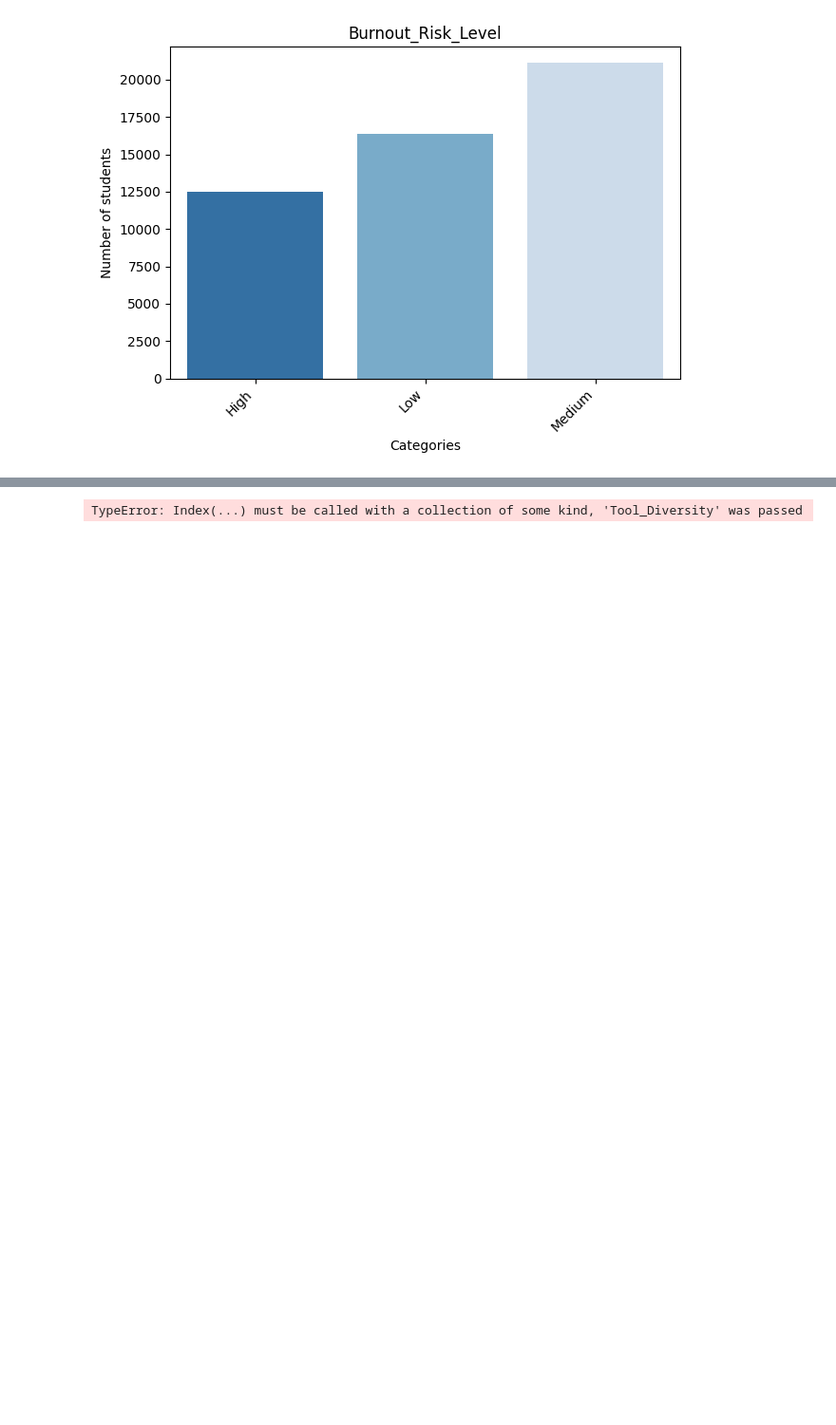
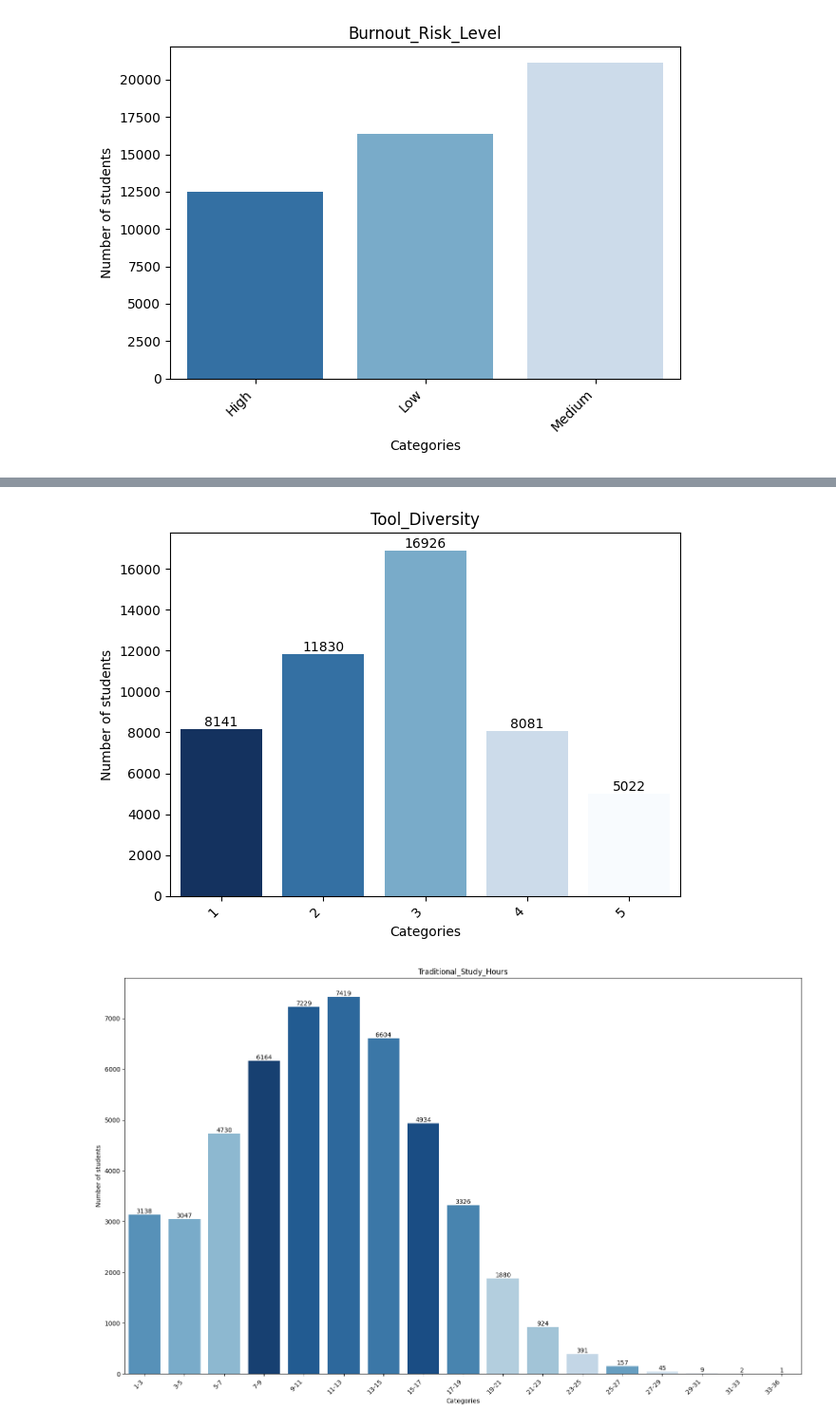
Before and after one commit to vdnfgg/PMN-26L_Projekt, a Jupyter notebook: analiza_danych.ipynb, the cells around one changed output, grey strips where cells are left out. Shown at 95% size. Saved outputs shown, nothing was run; the diff lists cells and outputs as text; code cells hidden in the pictures; blank space fills up the shorter version.

```diff
--- a/analiza_danych.ipynb
+++ b/analiza_danych.ipynb
@@ -129,44 +129,52 @@ data_illustration1(df)
 # %%
 # Ilustracja danych - które są intem lub floatem
 def data_illustration2(df):
-    column_names= ["Pre_Semester_GPA","Weekly_GenAI_Hours", "Tool_Diversity", "Post_Semester_GPA"]
+    column_names= ["Pre_Semester_GPA","Weekly_GenAI_Hours", "Tool_Diversity", "Traditional_Study_Hours",
+                    "Perceived_AI_Dependency", "Anxiety_Level_During_Exams",  "Post_Semester_GPA"]
     for column in column_names:
         # Ocena na początku semestru - dane są w floatach w zakresie (1.00 - 4.00)
         df_copy = df.copy()
         if column == "Pre_Semester_GPA" or column == "Post_Semester_GPA":
             groups = ["1", "1.5", "2", "2.5", "3", "3.5", "4"]    # grupowanie ocen według nowej skali
             limits = [1.0, 1.25, 1.75, 2.25, 2.75, 3.25, 3.75, 4.0]
 
         if column == "Weekly_GenAI_Hours":
             groups = ["{}-{}".format(i, i+2) for i in range(0, 39, 2)]
             limits = [i for i in range(0, 42, 2)]
             plt.figure(figsize=(16, 10))
 
-        if column == "Tool_Diversity":
-            groups = column
-            limits = column
+        if column == "Traditional_Study_Hours":
+            groups = ["{}-{}".format(i, i+2) for i in range(1, 33, 2)] + ["33-36"]
+            limits = [i for i in range(1, 35, 2)] + [36]
+            plt.figure(figsize=(16, 10))
 
+        if column == "Skill_Retention_Score":
+            groups = ["{}-{}".format(i, i+5) for i in range(0, 100, 5)]
+            limits = [i for i in range(0, 101, 5)]
+            plt.figure(figsize=(16, 10))
 
+        if column == "Tool_Diversity" or column == "Perceived_AI_Dependency" or column == "Anxiety_Level_During_Exams":
+            ax = sns.countplot(x=column, data=df, hue=column, palette="Blues_r", legend=False)
 
-
-        df_copy[column] = pd.cut(df_copy[column], bins=limits, labels=groups, include_lowest=True).astype(str)
-        ax = sns.countplot(x=column, data=df_copy, hue=column, palette="Blues_r", legend=False, order=groups)
+        if column != "Tool_Diversity" and column != "Perceived_AI_Dependency" and column != "Anxiety_Level_During_Exams":
+            df_copy[column] = pd.cut(df_copy[column], bins=limits, labels=groups, include_lowest=True).astype(str)
+            ax = sns.countplot(x=column, data=df_copy, hue=column, palette="Blues_r", legend=False, order=groups)
 
         # wyświetlanie etykiet
         for container in ax.containers:
             ax.bar_label(container)
 
         plt.title(column)
         plt.xlabel("Categories")
         plt.xticks(rotation=45, ha="right")
 
         plt.ylabel("Number of students")
         plt.tight_layout()
         plt.show()
 
-
 data_illustration2(df)
 # %% [output]
 [figure]
 [figure]
-TypeError: Index(...) must be called with a collection of some kind, 'Tool_Diversity' was passed
+[figure, added]
+[figure, added]
```
Also changed, not shown: parts of 3 cells of this notebook.
